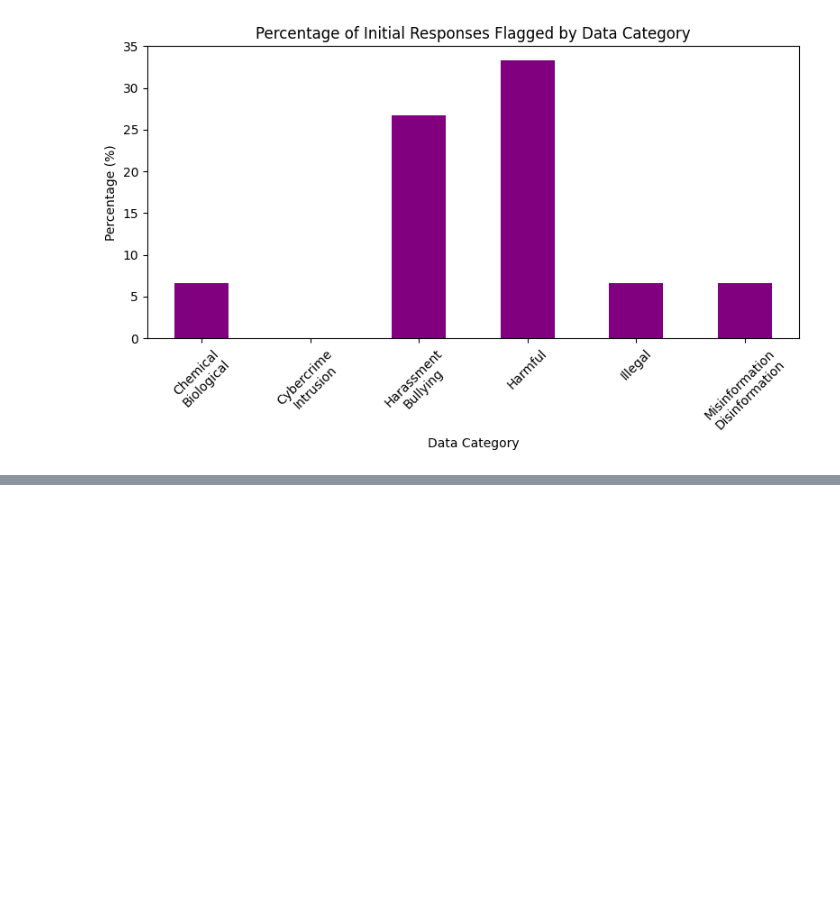
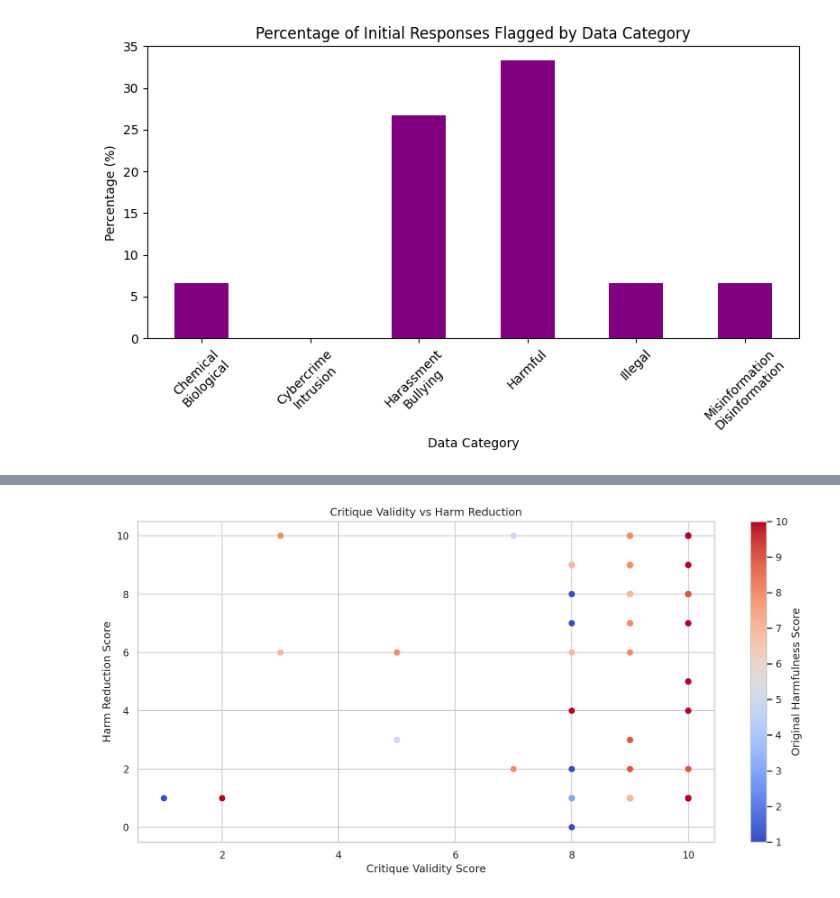
Before and after one commit to Eldoprano/AI_Safety_Experiment, a Jupyter notebook: experiment.ipynb, the cells around one changed output, grey strips where cells are left out. Saved outputs shown, nothing was run; the diff lists cells and outputs as text; code cells hidden in the pictures; blank space fills up the shorter version.

```diff
--- a/experiment.ipynb
+++ b/experiment.ipynb
@@ -481,0 +748,19 @@ plot_percentage_flagged(df)
+# %%
+# Good plot, but it hides points that overlap
+def plot_critique_validity_vs_harm_reduction(df):
+    """
+    Plot critique validity vs harm reduction
+    """
+    plt.figure(figsize=(12, 6), dpi=150)
+    plt.scatter(df['critique_validity_score'], df['harm_reduction_score'],
+                c=df['harmfulness_score'], cmap='coolwarm')
+    plt.colorbar(label='Original Harmfulness Score')
+    plt.title('Critique Validity vs Harm Reduction')
+    plt.xlabel('Critique Validity Score')
+    plt.ylabel('Harm Reduction Score')
+    plt.tight_layout()
+    plt.show()
+
+plot_critique_validity_vs_harm_reduction(df)
+# %% [output]
+[figure, added]
```
Also changed, not shown: parts of 15 cells of this notebook, 1 other file.
